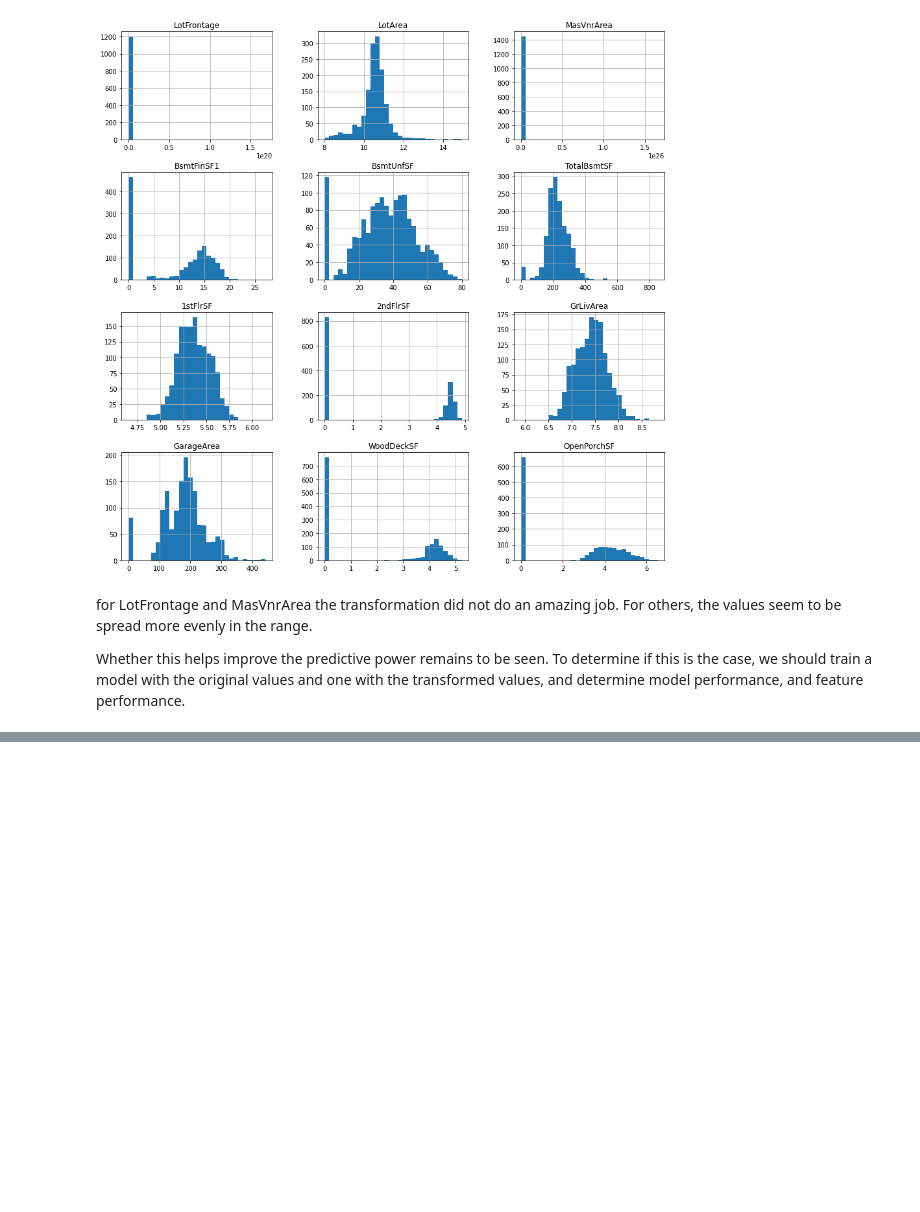
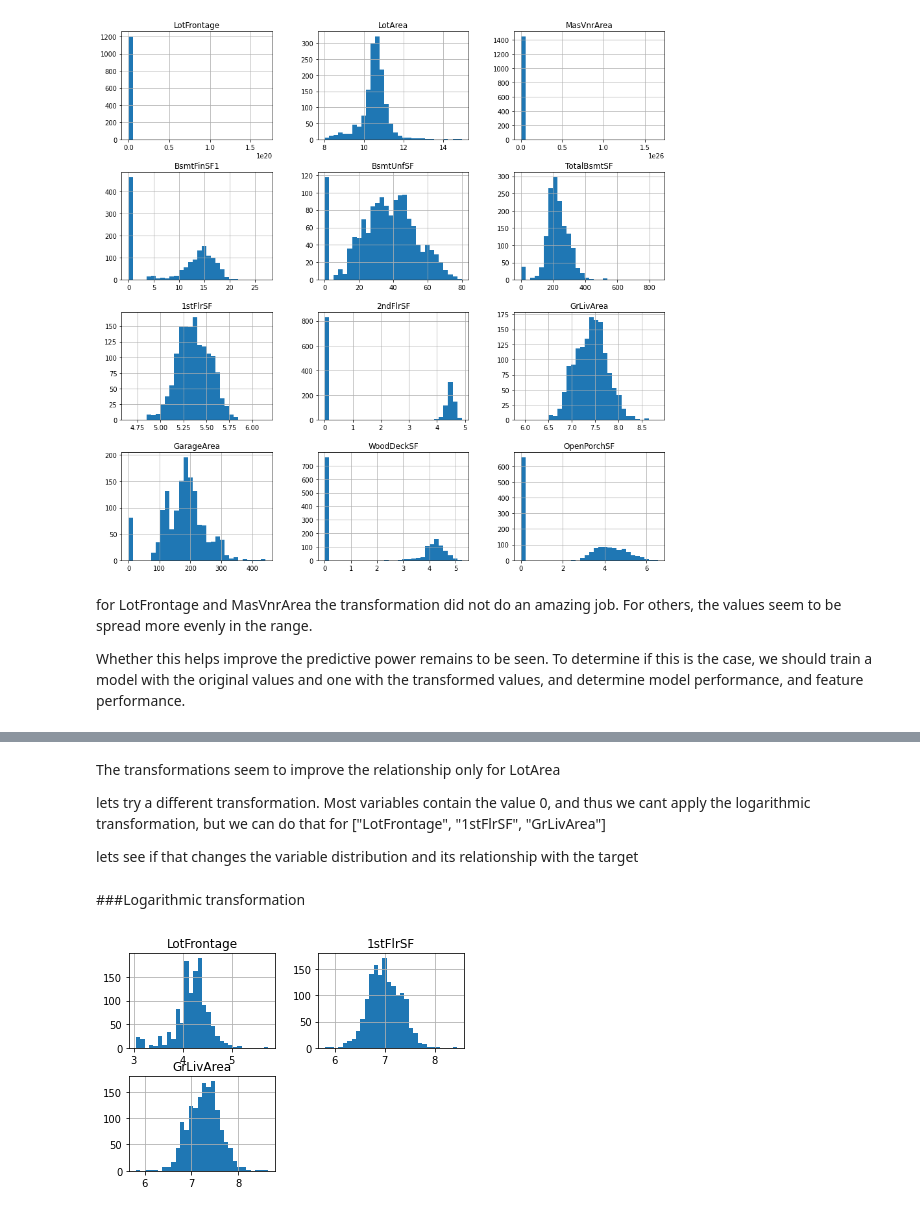
Before and after one commit to quintonmills/HousePricePredict, a Jupyter notebook: HPDataAnalysis.ipynb, the cells around one changed output, grey strips where cells are left out. Saved outputs shown, nothing was run; the diff lists cells and outputs as text; code cells hidden in the pictures; blank space fills up the shorter version.

```diff
--- a/HPDataAnalysis.ipynb
+++ b/HPDataAnalysis.ipynb
@@ -455,0 +488,24 @@ Whether this helps improve the predictive power remains to be seen. To determine
+# %% [markdown]
+The transformations seem to improve the relationship only for LotArea
+
+lets try a different transformation. Most variables contain the value 0, and thus we cant apply the logarithmic transformation, but we can do that for
+["LotFrontage", "1stFlrSF", "GrLivArea"]
+
+lets see if that changes the variable distribution and its relationship with the target
+# %% [markdown]
+###Logarithmic transformation
+# %%
+#Lets go ahead and analyse the distributions of these variables after applying
+#a logarithmic transformation
+
+tmp = data.copy()
+
+for var in ["LotFrontage", "1stFlrSF", "GrLivArea"]:
+
+  #Transform the variable with logarithm
+  tmp[var] = np.log(data[var])
+
+tmp[["LotFrontage", "1stFlrSF", "GrLivArea"]].hist(bins=30)
+plt.show()
+# %% [output]
+[figure, added]
```
Also changed, not shown: parts of 34 cells of this notebook.
